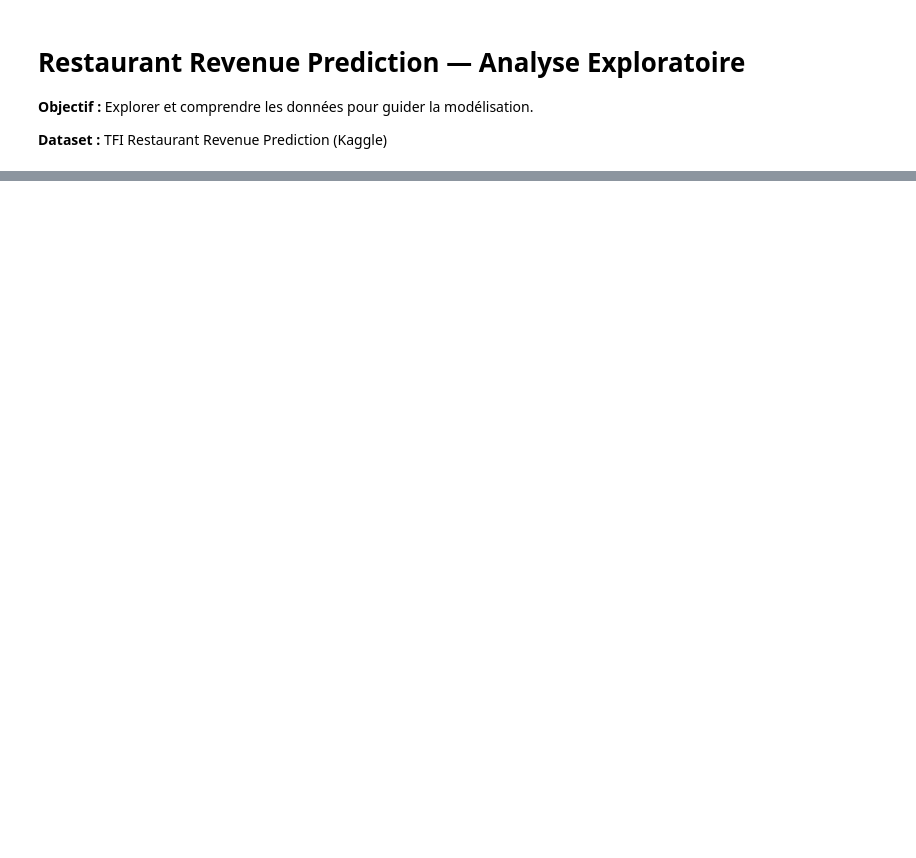
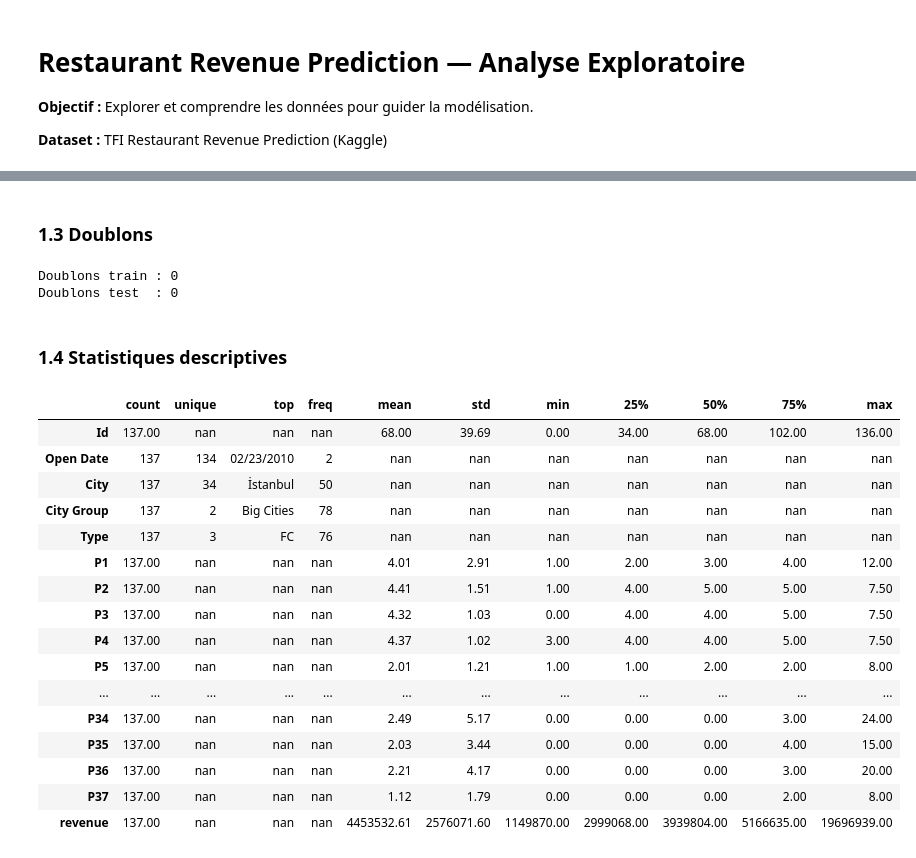
Before and after one commit to mlndiaye/restaurant-revenue-mlops, a Jupyter notebook: notebooks/01_eda.ipynb, the cells around one changed output, grey strips where cells are left out. Saved outputs shown, nothing was run; the diff lists cells and outputs as text; code cells hidden in the pictures; blank space fills up the shorter version.

Commit message:
Fix data path resolution and update EDA notebook

```diff
--- a/notebooks/01_eda.ipynb
+++ b/notebooks/01_eda.ipynb
@@ -9,16 +9,14 @@
 # %%
-import kagglehub
-import shutil
-from pathlib import Path
+import sys
+sys.path.insert(0, "../src")
 
-data_dir = Path("../data/raw")
-data_dir.mkdir(parents=True, exist_ok=True)
+import pandas as pd
+import numpy as np
+import matplotlib.pyplot as plt
+import seaborn as sns
 
-if not (data_dir / "train.csv").exists():
-    path = kagglehub.dataset_download("gokulstark/restaurant-revenue-prediction")
-    for f in Path(path).glob("*.csv"):
-        shutil.copy(f, data_dir / f.name)
-    print(f"Dataset téléchargé dans {data_dir}")
-else:
-    print("Dataset déjà présent.")
+from restaurant_revenue.data.load import load_data
+
+train, test = load_data()
+print(f"Train : {train.shape} | Test : {test.shape}")
 # %% [output]
@@ -28,10 +23,0 @@ Dataset téléchargé dans ../data/raw
-# %%
-import pandas as pd
-
-train = pd.read_csv("../data/raw/train.csv")
-test = pd.read_csv("../data/raw/test.csv")
-
-print("=== TRAIN ===")
-print(f"Shape : {train.shape}")
-print(f"\nTypes :\n{train.dtypes}")
-print(f"\nAperçu :\n{train.head()}")
@@ -37,0 +84,32 @@ print(f"\nAperçu :\n{train.head()}")
+# %% [markdown]
+### 1.3 Doublons
+# %%
+n_dup_train = train.duplicated().sum()
+n_dup_test  = test.duplicated().sum()
+print(f"Doublons train : {n_dup_train}")
+print(f"Doublons test  : {n_dup_test}")
+# %% [output]
+Doublons train : 0
+Doublons test  : 0
+# %% [markdown]
+### 1.4 Statistiques descriptives
+# %%
+train.describe(include="all").T.style.format(precision=2)
+# %% [output]
+|  | count | unique | top | freq | mean | std | min | 25% | 50% | 75% | max |
+| Id | 137.00 | nan | nan | nan | 68.00 | 39.69 | 0.00 | 34.00 | 68.00 | 102.00 | 136.00 |
+| Open Date | 137 | 134 | 02/23/2010 | 2 | nan | nan | nan | nan | nan | nan | nan |
+| City | 137 | 34 | İstanbul | 50 | nan | nan | nan | nan | nan | nan | nan |
+| City Group | 137 | 2 | Big Cities | 78 | nan | nan | nan | nan | nan | nan | nan |
+| Type | 137 | 3 | FC | 76 | nan | nan | nan | nan | nan | nan | nan |
+| P1 | 137.00 | nan | nan | nan | 4.01 | 2.91 | 1.00 | 2.00 | 3.00 | 4.00 | 12.00 |
+| P2 | 137.00 | nan | nan | nan | 4.41 | 1.51 | 1.00 | 4.00 | 5.00 | 5.00 | 7.50 |
+| P3 | 137.00 | nan | nan | nan | 4.32 | 1.03 | 0.00 | 4.00 | 4.00 | 5.00 | 7.50 |
+| P4 | 137.00 | nan | nan | nan | 4.37 | 1.02 | 3.00 | 4.00 | 4.00 | 5.00 | 7.50 |
+| P5 | 137.00 | nan | nan | nan | 2.01 | 1.21 | 1.00 | 1.00 | 2.00 | 2.00 | 8.00 |
+| ... | ... | ... | ... | ... | ... | ... | ... | ... | ... | ... | ... |
+| P34 | 137.00 | nan | nan | nan | 2.49 | 5.17 | 0.00 | 0.00 | 0.00 | 3.00 | 24.00 |
+| P35 | 137.00 | nan | nan | nan | 2.03 | 3.44 | 0.00 | 0.00 | 0.00 | 4.00 | 15.00 |
+| P36 | 137.00 | nan | nan | nan | 2.21 | 4.17 | 0.00 | 0.00 | 0.00 | 3.00 | 20.00 |
+| P37 | 137.00 | nan | nan | nan | 1.12 | 1.79 | 0.00 | 0.00 | 0.00 | 2.00 | 8.00 |
+| revenue | 137.00 | nan | nan | nan | 4453532.61 | 2576071.60 | 1149870.00 | 2999068.00 | 3939804.00 | 5166635.00 | 19696939.00 |
```
Also changed, not shown: parts of 8 cells of this notebook, 1 other file.
